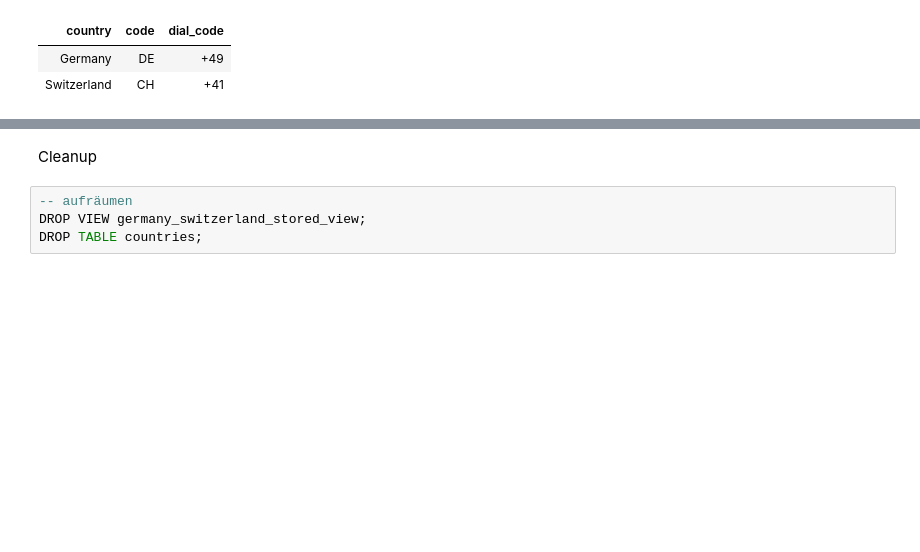
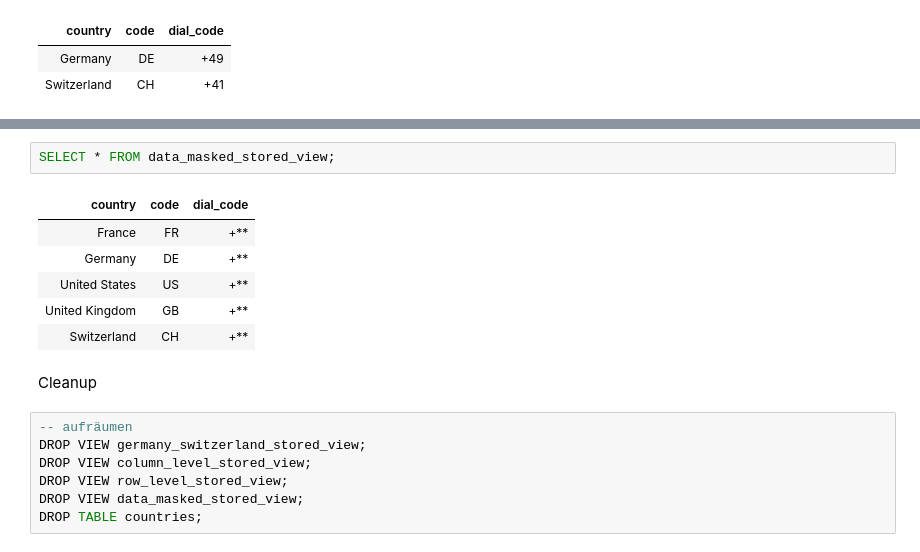
Before and after one commit to philippechr/databricks_lab, a Jupyter notebook: 33_views.ipynb, the cells around one changed output, grey strips where cells are left out. Cells and saved outputs as stored; diff of their text form; blank space fills up the shorter version.

```diff
--- a/33_views.ipynb
+++ b/33_views.ipynb
@@ -109,6 +206,18 @@ File /databricks/python/lib/python3.12/site-packages/IPython/core/interactiveshe
+# %%
+SELECT * FROM data_masked_stored_view;
+# %% [output]
+| country | code | dial_code |
+| France | FR | +** |
+| Germany | DE | +** |
+| United States | US | +** |
+| United Kingdom | GB | +** |
+| Switzerland | CH | +** |
 # %% [markdown]
 Cleanup
 # %%
 -- aufräumen
 DROP VIEW germany_switzerland_stored_view;
+DROP VIEW column_level_stored_view;
+DROP VIEW row_level_stored_view;
+DROP VIEW data_masked_stored_view;
 DROP TABLE countries;
```
Also changed, not shown: parts of 13 cells of this notebook.
